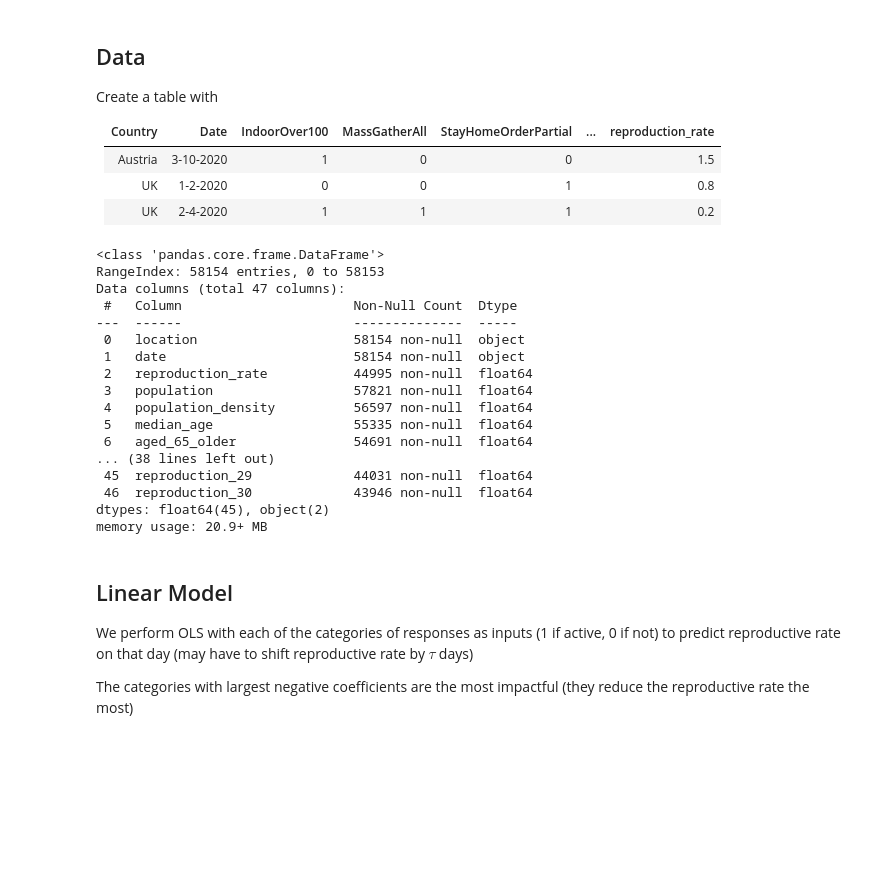
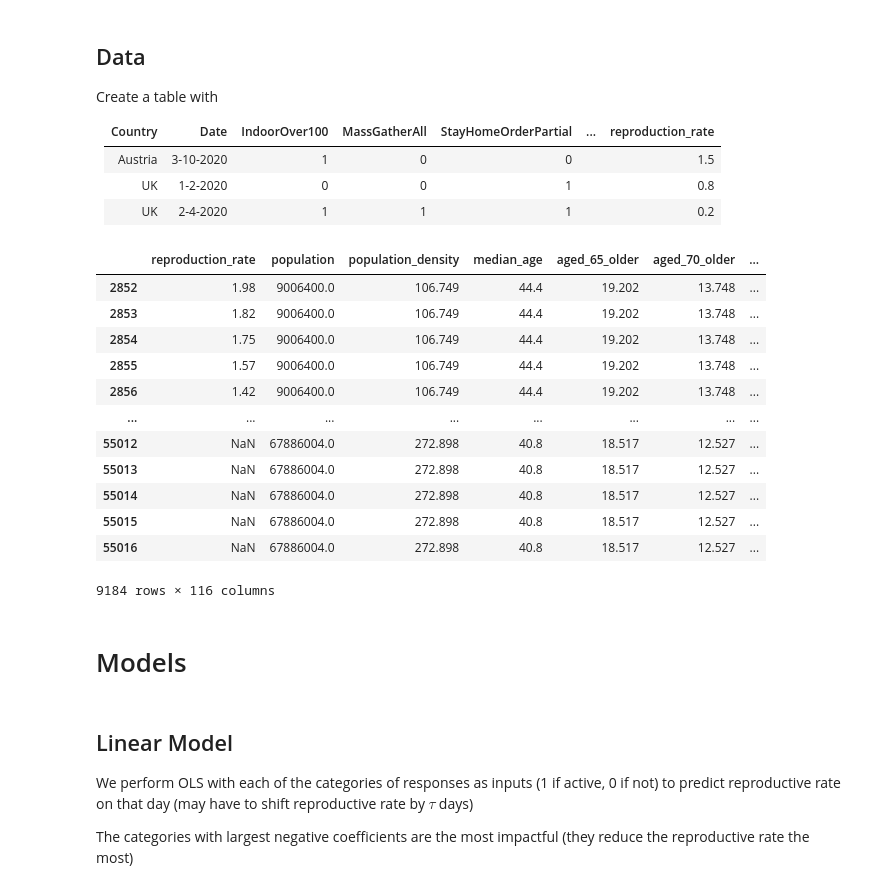
Before and after one commit to evilpegasus/datathon-spring-2021, a Jupyter notebook: model_reproduction_rate.ipynb, the cells around one changed output. Saved outputs shown, nothing was run; the diff lists cells and outputs as text; code cells hidden in the pictures; blank space fills up the shorter version.

```diff
--- a/model_reproduction_rate.ipynb
+++ b/model_reproduction_rate.ipynb
@@ -18,7 +18,7 @@ Create a table with
 | UK      | 1-2-2020  | 0             | 0             | 1                    |     | 0.8               |
 | UK      | 2-4-2020  | 1             | 1             | 1                    |     | 0.2               |
 # %%
-TAU_RANGE = 31
+TAU_RANGE = 35
 owid = pd.read_csv('./data/1_owid/owid-covid-data.csv')
 eu_response = pd.read_csv('./data/2_ecdc/country_response_measures.csv')
 
@@ -30,31 +30,28 @@ df = owid.loc[:,["location","date","reproduction_rate",'population',
        'hospital_beds_per_thousand','life_expectancy', 'human_development_index']]
 
 # reproduction_i is the reproduction rate after i days.
-for i in range(1,TAU_RANGE):
-    df['reproduction_'+str(i)] = df.groupby('location')['reproduction_rate'].shift(-i)
-
-df.info()
+# for i in range(1,TAU_RANGE):
+#     df['reproduction_'+str(i)] = df.groupby('location')['reproduction_rate'].shift(-i)
-# %% [output]
-<class 'pandas.core.frame.DataFrame'>
-RangeIndex: 58154 entries, 0 to 58153
-Data columns (total 47 columns):
- #   Column                      Non-Null Count  Dtype
----  ------                      --------------  -----
- 0   location                    58154 non-null  object
- 1   date                        58154 non-null  object
- 2   reproduction_rate           44995 non-null  float64
- 3   population                  57821 non-null  float64
- 4   population_density          56597 non-null  float64
- 5   median_age                  55335 non-null  float64
- 6   aged_65_older               54691 non-null  float64
-... (38 lines left out)
- 45  reproduction_29             44031 non-null  float64
- 46  reproduction_30             43946 non-null  float64
-dtypes: float64(45), object(2)
-memory usage: 20.9+ MB
 # %%
 # only keep rows in df that match to a country in eu_response
 df = df[[x in eu_response["Country"].unique() for x in df["location"]]]
+
+# adding a column of all ones for beta_avg
+# try:
+#     df.insert(len(df.columns), "beta_avg", 1)
+# except ValueError:  # ValueError thrown if df already has that column
+#     pass
+
+# initialize a column for each country type with all 0s
+# for country in eu_response["Country"].unique():
+#     try:
+#         df.insert(len(df.columns), country, 0)
+#     except ValueError:  # ValueError thrown if df already has that column
+#         pass
+# # set the corresponding country to 1
+# for _, row in df.iterrows():
+#     df.loc[ df["location"] == row["location"] , row["location"]] = 1
+
 
 # initialize a column for each response type with all 0s
 for response in eu_response["Response_measure"].unique():
@@ -62,10 +59,5 @@ for response in eu_response["Response_measure"].unique():
         df.insert(len(df.columns), response, 0)
     except ValueError:  # ValueError thrown if df already has that column
         pass
-
-# iterate through each government response and fill in 1s for between date_start and date_end for the correct country
 for _, row in eu_response.iterrows():
-    df.loc[(df["location"] == row["Country"])
-        & (pd.to_datetime(df["date"]) >= pd.to_datetime(row["date_start"]))
-        & (pd.to_datetime(df["date"]) < (pd.datetime(2030,1,1) if pd.isnull(pd.to_datetime(row["date_end"])) else pd.to_datetime(row["date_end"]))),    # force True if end_date == NaT
-        row["Response_measure"]] = 1 # column to change
+    df.loc[ ( df["location"] == row["Country"] ) & ( df["date"] >= row["date_start"] ) & ( df["date"] < row["date_end"] ), row["Response_measure"]] = 1
@@ -71,0 +78,18 @@ for _, row in eu_response.iterrows():
+# %%
+df
+# %% [output]
+|  | reproduction_rate | population | population_density | median_age | aged_65_older | aged_70_older | ... |
+| 2852 | 1.98 | 9006400.0 | 106.749 | 44.4 | 19.202 | 13.748 | ... |
+| 2853 | 1.82 | 9006400.0 | 106.749 | 44.4 | 19.202 | 13.748 | ... |
+| 2854 | 1.75 | 9006400.0 | 106.749 | 44.4 | 19.202 | 13.748 | ... |
+| 2855 | 1.57 | 9006400.0 | 106.749 | 44.4 | 19.202 | 13.748 | ... |
+| 2856 | 1.42 | 9006400.0 | 106.749 | 44.4 | 19.202 | 13.748 | ... |
+| ... | ... | ... | ... | ... | ... | ... | ... |
+| 55012 | NaN | 67886004.0 | 272.898 | 40.8 | 18.517 | 12.527 | ... |
+| 55013 | NaN | 67886004.0 | 272.898 | 40.8 | 18.517 | 12.527 | ... |
+| 55014 | NaN | 67886004.0 | 272.898 | 40.8 | 18.517 | 12.527 | ... |
+| 55015 | NaN | 67886004.0 | 272.898 | 40.8 | 18.517 | 12.527 | ... |
+| 55016 | NaN | 67886004.0 | 272.898 | 40.8 | 18.517 | 12.527 | ... |
+9184 rows × 116 columns
+# %% [markdown]
+# Models
```
Also changed, not shown: parts of 13 cells of this notebook.
